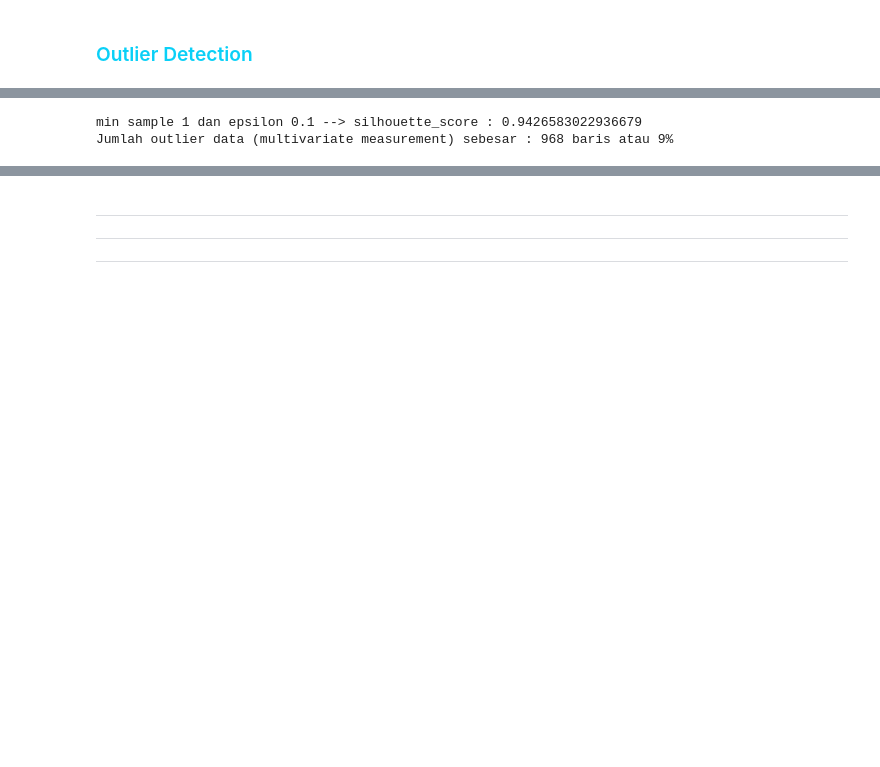
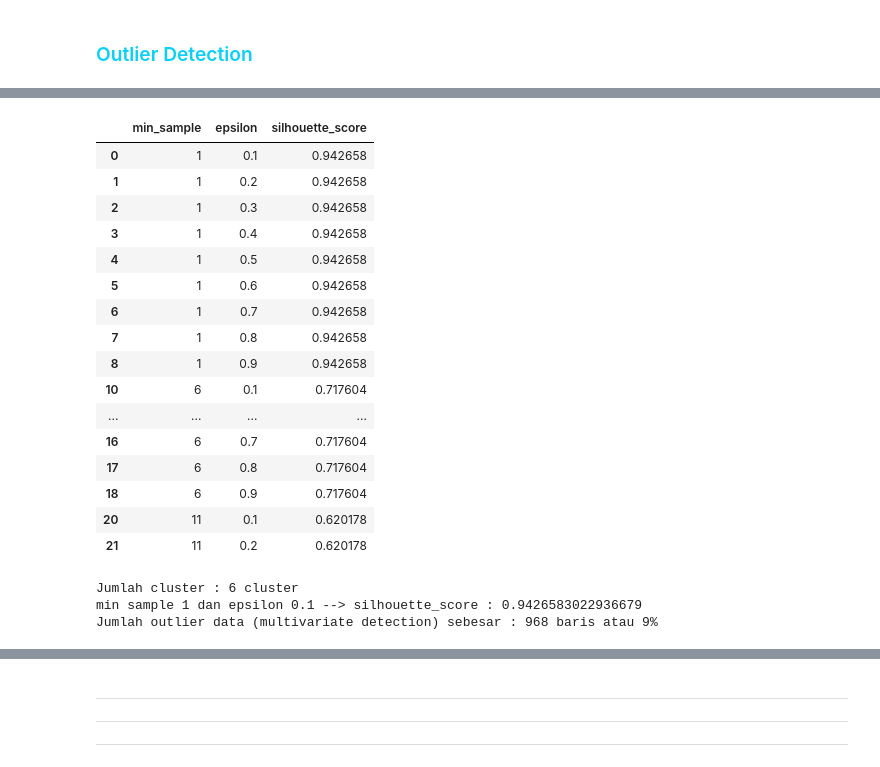
Before and after one commit to fnkhairudin/Hotel-Booking-Demand, a Jupyter notebook: notebooks/1.0-fnk-hotel-classification.ipynb, the cells around one changed output, grey strips where cells are left out. Drawn from its saved outputs; the diff is of its cells as text; code cells hidden in the pictures; blank space fills up the shorter version.

```diff
--- a/notebooks/1.0-fnk-hotel-classification.ipynb
+++ b/notebooks/1.0-fnk-hotel-classification.ipynb
@@ -385,40 +389,71 @@ n_sample = []
 n_eps = []
 
 for i in np.arange(1, 50, 5):
     for j in np.arange(0.1, 1.1, 0.1):
         # fit and predict
         model = DBSCAN(min_samples=i, eps=j)
         model = model.fit_predict(data_encoded)
 
         # append nilai silhouette score
         score.append(silhouette_score(data_encoded, model, random_state=22))
 
         # append nilai sample dan nilai epsilon
         n_sample.append(i)
         n_eps.append(j)
 
-
-# return max silhouette score
-print(f"min sample {n_sample[score.index(max(score))]} dan epsilon {n_eps[score.index(max(score))]} --> silhouette_score : {max(score)}")
-
         # print(f"min sample {i} dan epsilon {j} --> silhouette_score : {silhouette_score(data_encoded, model, random_state=22)}")
     # print("\n")
 
 # labels = model.labels_
 # n_clusters_ = len(set(labels)) - (1 if -1 in labels else 0)
 # n_noise_ = list(labels).count(-1)
 
 # print("Estimated number of clusters: %d" % n_clusters_)
 # print("Estimated number of noise points: %d" % n_noise_)
 
 # DataFrame yang sudah diprediksi
 data_encoded['Cluster'] = model
 
+# top 10 silhouette score
+display(
+    pd.DataFrame(
+    {
+        'min_sample' : n_sample,
+        'epsilon' : n_eps,
+        'silhouette_score' : score
+    }
+).nlargest(20, 'silhouette_score')
+)
+
+# jumlah cluster
+print(f"Jumlah cluster : {data_encoded.Cluster.nunique()} cluster")
+
+# return max silhouette score
+print(f"min sample {n_sample[score.index(max(score))]} dan epsilon {n_eps[score.index(max(score))]} --> silhouette_score : {max(score)}")
+
 # jumlah outlier dalam persen
-print(f"""Jumlah outlier data (multivariate measurement) sebesar : {data_encoded.query("Cluster == -1").shape[0]} baris atau {round(data_encoded.query("Cluster == -1").shape[0]/len(data_encoded) * 100)}%""")
+print(f"""Jumlah outlier data (multivariate detection) sebesar : {data_encoded.query("Cluster == -1").shape[0]} baris atau {round(data_encoded.query("Cluster == -1").shape[0]/len(data_encoded) * 100)}%""")
 # %% [output]
+|  | min_sample | epsilon | silhouette_score |
+| 0 | 1 | 0.1 | 0.942658 |
+| 1 | 1 | 0.2 | 0.942658 |
+| 2 | 1 | 0.3 | 0.942658 |
+| 3 | 1 | 0.4 | 0.942658 |
+| 4 | 1 | 0.5 | 0.942658 |
+| 5 | 1 | 0.6 | 0.942658 |
+| 6 | 1 | 0.7 | 0.942658 |
+| 7 | 1 | 0.8 | 0.942658 |
+| 8 | 1 | 0.9 | 0.942658 |
+| 10 | 6 | 0.1 | 0.717604 |
+| ... | ... | ... | ... |
+| 16 | 6 | 0.7 | 0.717604 |
+| 17 | 6 | 0.8 | 0.717604 |
+| 18 | 6 | 0.9 | 0.717604 |
+| 20 | 11 | 0.1 | 0.620178 |
+| 21 | 11 | 0.2 | 0.620178 |
+Jumlah cluster : 6 cluster
 min sample 1 dan epsilon 0.1 --> silhouette_score : 0.9426583022936679
-Jumlah outlier data (multivariate measurement) sebesar : 968 baris atau 9%
+Jumlah outlier data (multivariate detection) sebesar : 968 baris atau 9%
 # %%
 # plot using 2D PCA
 from sklearn.decomposition import PCA
```
Also changed, not shown: parts of 10 cells of this notebook.
